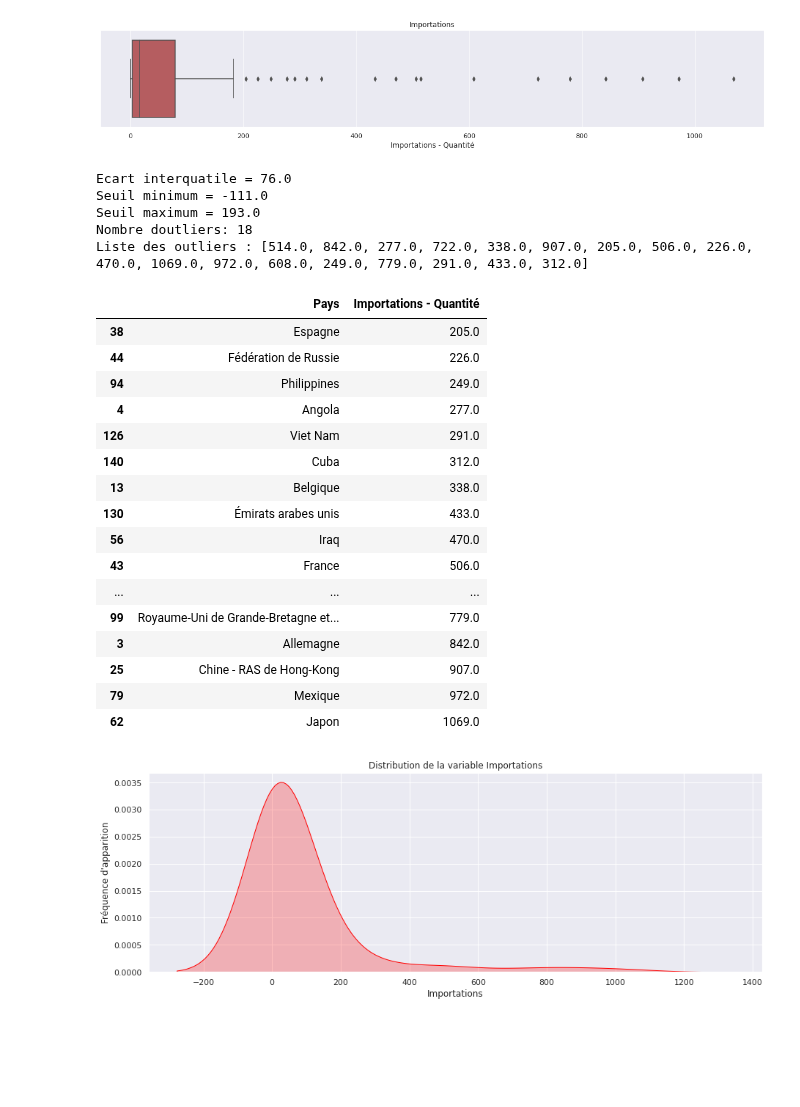
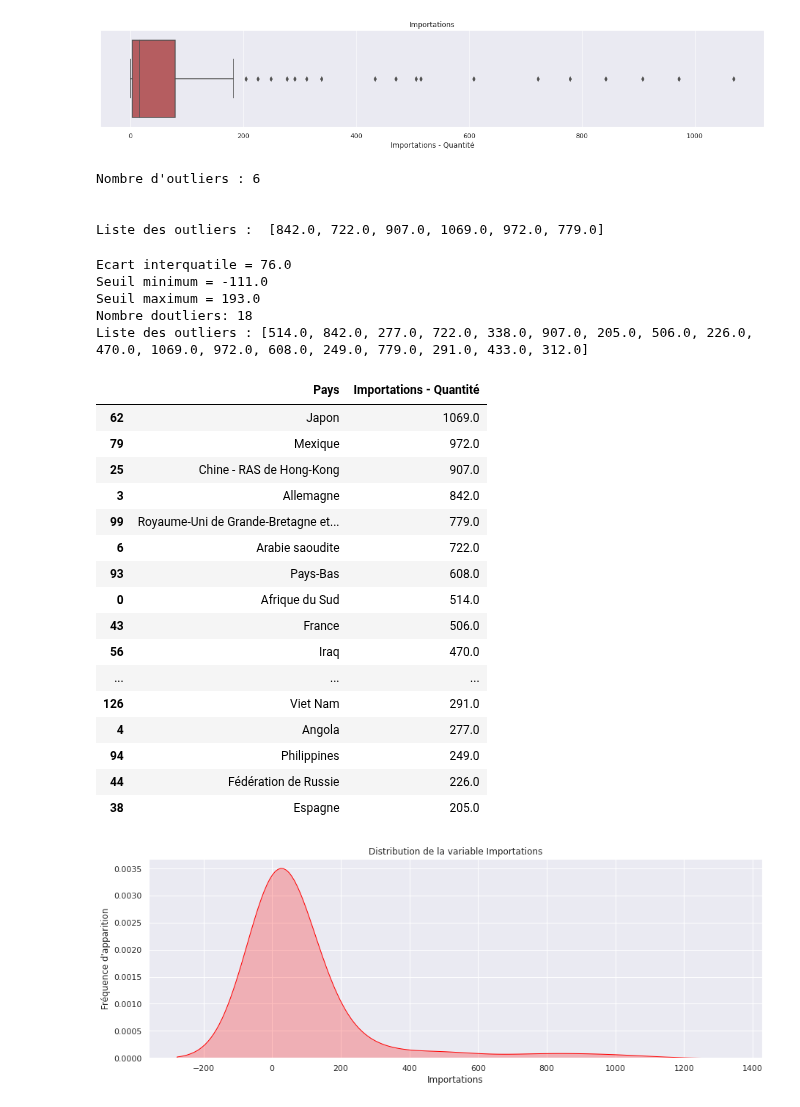
Before and after one commit to Randasabag/Etude-de-march-de-la-poule-qui-chante-avec-Python, a Jupyter notebook: projet9.ipynb, the cells around one changed output. Drawn from its saved outputs; the diff is of its cells as text; code cells hidden in the pictures; blank space fills up the shorter version.

```diff
--- a/projet9.ipynb
+++ b/projet9.ipynb
@@ -754,56 +757,84 @@ plt.show
 # %% [output]
 <function matplotlib.pyplot.show>
 [figure]
+# %%
+#liste vide
+outliers=[]
+
+#fonction qui détecte, compte et liste les outliers
+def liste_outliers(df):
+    #seuil des valeurs aberrantes : +/- 3
+    threshold=3
+    #moyenne
+    mean=np.mean(df)
+    #écart-type
+    std=np.std(df)
+    for i in df:
+        zscore=(i-mean)/std
+        if np.abs(zscore)>threshold:
+            outliers.append(i)
+    return outliers
+
+#appel de la fonction
+l1=liste_outliers(df_final['Importations - Quantité'])
+print('Nombre d\'outliers :', len(l1))
+print('\n')
+print('Liste des outliers : ', l1)
+# %% [output]
+Nombre d'outliers : 6
+
+
+Liste des outliers :  [842.0, 722.0, 907.0, 1069.0, 972.0, 779.0]
 # %%
 #détecte les outliers et les filtre pour avoir un nouveau dataframe sans outliers
 #1er quartile
 q1 = df_final['Importations - Quantité'].quantile(0.25)
 #3eme quartile
 q3 = df_final['Importations - Quantité'].quantile(0.75)
 #écart interquatile
 iqr = q3 - q1
 print('Ecart interquatile =', round(iqr,2))
 seuil_min = q1 -(1.5 * iqr)
 seuil_max = q3 +(1.5 * iqr)
 print('Seuil minimum =', round(seuil_min,2))
 print('Seuil maximum =', round(seuil_max,2))
 #affiche le dataframe final sans outliers
 df_out = df_final[(df_final['Importations - Quantité'] > seuil_min) & (df_final['Importations - Quantité'] < seuil_max)]
 #trie par ordre croissant les donnees du df sans outliers via la colonne 'Importations - Quantité'
 #df_out.sort_values('Disponibilité alimentaire en quantité (kg/personne/an)', ascending=True).head()
 
 #dataframe des outliers
 dfo = df_final[(df_final['Importations - Quantité'] < seuil_min) | (df_final['Importations - Quantité'] > seuil_max)]
 #liste des outliers
 liste_out=(dfo['Importations - Quantité'].tolist())
 print('Nombre doutliers:', len(liste_out))
 print('Liste des outliers :', liste_out)
 print('\n')
 #affichage des outliers
-dfo[['Pays','Importations - Quantité']].sort_values(by='Importations - Quantité', ascending=True)
+dfo[['Pays','Importations - Quantité']].sort_values(by='Importations - Quantité', ascending=False)
 # %% [output]
 Ecart interquatile = 76.0
 Seuil minimum = -111.0
 Seuil maximum = 193.0
 Nombre doutliers: 18
 Liste des outliers : [514.0, 842.0, 277.0, 722.0, 338.0, 907.0, 205.0, 506.0, 226.0, 470.0, 1069.0, 972.0, 608.0, 249.0, 779.0, 291.0, 433.0, 312.0]
 |  | Pays | Importations - Quantité |
+| 62 | Japon | 1069.0 |
+| 79 | Mexique | 972.0 |
+| 25 | Chine - RAS de Hong-Kong | 907.0 |
+| 3 | Allemagne | 842.0 |
+| 99 | Royaume-Uni de Grande-Bretagne et... | 779.0 |
+| 6 | Arabie saoudite | 722.0 |
+| 93 | Pays-Bas | 608.0 |
+| 0 | Afrique du Sud | 514.0 |
+| 43 | France | 506.0 |
+| 56 | Iraq | 470.0 |
+| ... | ... | ... |
+| 126 | Viet Nam | 291.0 |
+| 4 | Angola | 277.0 |
+| 94 | Philippines | 249.0 |
+| 44 | Fédération de Russie | 226.0 |
 | 38 | Espagne | 205.0 |
-| 44 | Fédération de Russie | 226.0 |
-| 94 | Philippines | 249.0 |
-| 4 | Angola | 277.0 |
-| 126 | Viet Nam | 291.0 |
-| 140 | Cuba | 312.0 |
-| 13 | Belgique | 338.0 |
-| 130 | Émirats arabes unis | 433.0 |
-| 56 | Iraq | 470.0 |
-| 43 | France | 506.0 |
-| ... | ... | ... |
-| 99 | Royaume-Uni de Grande-Bretagne et... | 779.0 |
-| 3 | Allemagne | 842.0 |
-| 25 | Chine - RAS de Hong-Kong | 907.0 |
-| 79 | Mexique | 972.0 |
-| 62 | Japon | 1069.0 |
 # %%
 #distribution de la variable importation sous forme de courbe
 plt.figure(figsize=(15, 5))
```
Also changed, not shown: parts of 17 cells of this notebook.
